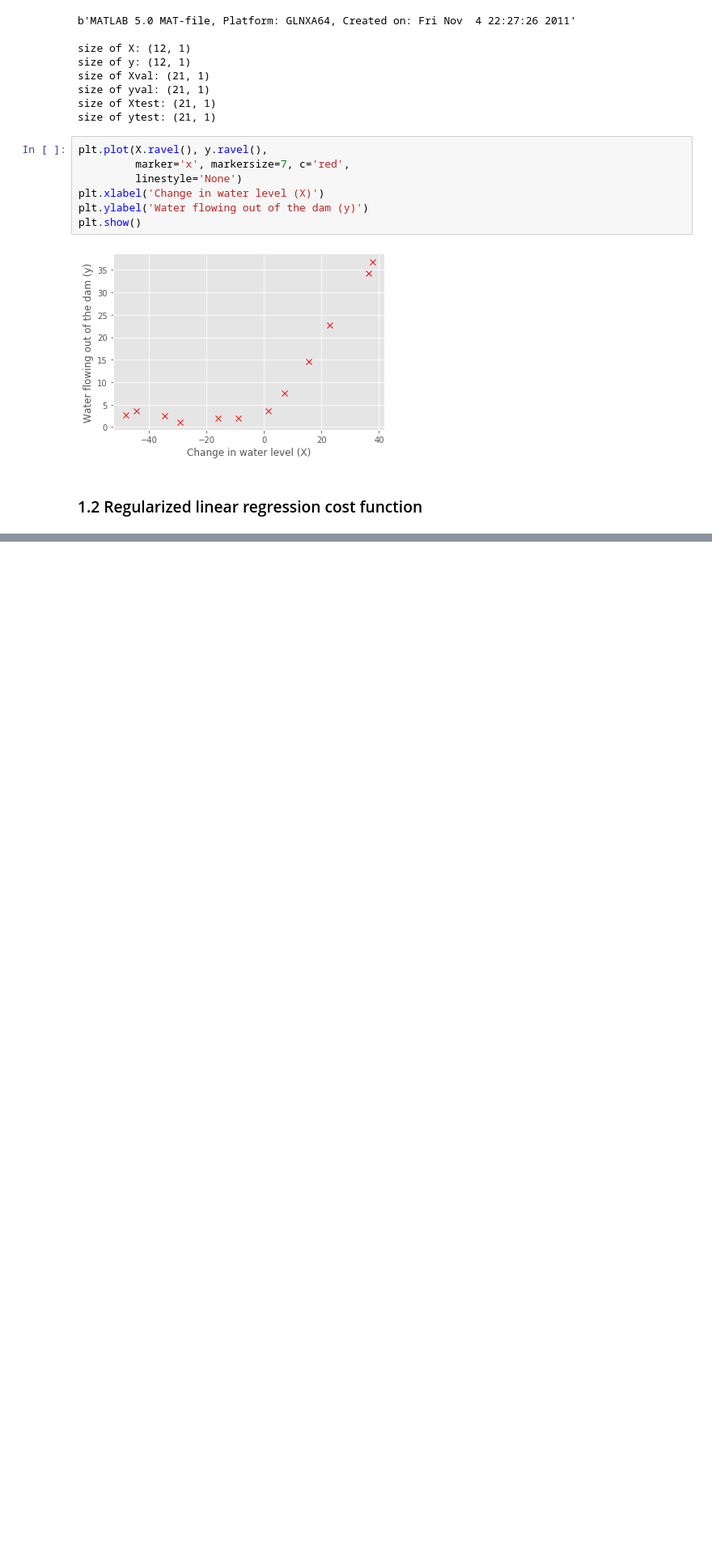
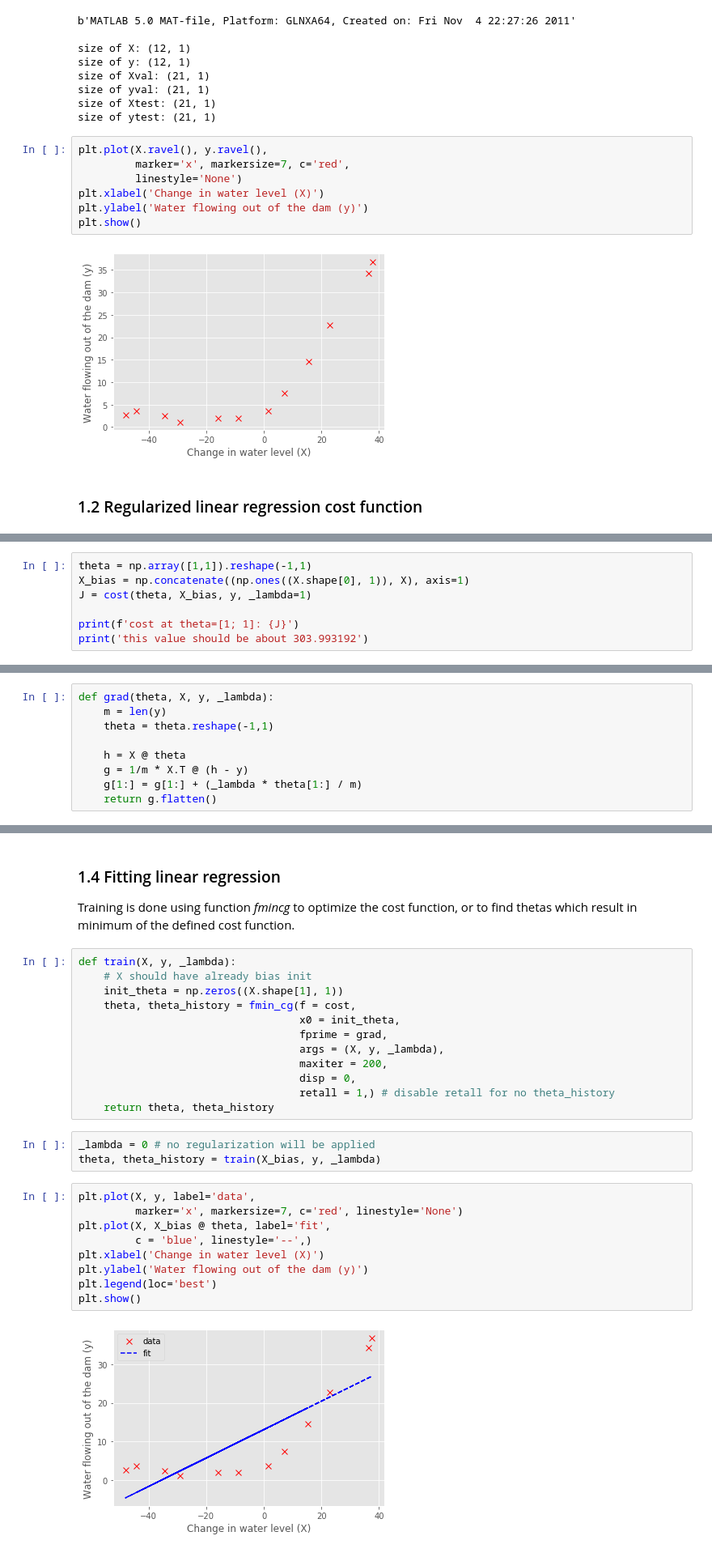
Before and after one commit to akapet00/andrew-ng-coursera-ml, a Jupyter notebook: ex5-regularized-linear-regression-and-bias-vs-variance/ex5.ipynb, the cells around one changed output, grey strips where cells are left out. Shown at 81% size. Saved outputs shown, nothing was run; the diff lists cells and outputs as text; blank space fills up the shorter version.

Commit message:
finished but polynomail plots are invalid

```diff
--- a/ex5-regularized-linear-regression-and-bias-vs-variance/ex5.ipynb
+++ b/ex5-regularized-linear-regression-and-bias-vs-variance/ex5.ipynb
@@ -55,0 +69,7 @@ plt.show()
+# %%
+theta = np.array([1,1]).reshape(-1,1)
+X_bias = np.concatenate((np.ones((X.shape[0], 1)), X), axis=1)
+J = cost(theta, X_bias, y, _lambda=1)
+
+print(f'cost at theta=[1; 1]: {J}')
+print('this value should be about 303.993192')
@@ -55,0 +91,9 @@ plt.show()
+# %%
+def grad(theta, X, y, _lambda):
+    m = len(y)
+    theta = theta.reshape(-1,1)
+
+    h = X @ theta
+    g = 1/m * X.T @ (h - y)
+    g[1:] = g[1:] + (_lambda * theta[1:] / m)
+    return g.flatten()
@@ -55,0 +108,30 @@ plt.show()
+# %% [markdown]
+### 1.4 Fitting linear regression
+
+Training is done using function *fmincg* to optimize the cost function, or to find thetas which result in minimum of the defined cost function.
+# %%
+def train(X, y, _lambda):
+    # X should have already bias init
+    init_theta = np.zeros((X.shape[1], 1))
+    theta, theta_history = fmin_cg(f = cost,
+                                   x0 = init_theta,
+                                   fprime = grad,
+                                   args = (X, y, _lambda),
+                                   maxiter = 200,
+                                   disp = 0,
+                                   retall = 1,) # disable retall for no theta_history
+    return theta, theta_history
+# %%
+_lambda = 0 # no regularization will be applied
+theta, theta_history = train(X_bias, y, _lambda)
+# %%
+plt.plot(X, y, label='data',
+         marker='x', markersize=7, c='red', linestyle='None')
+plt.plot(X, X_bias @ theta, label='fit',
+         c = 'blue', linestyle='--',)
+plt.xlabel('Change in water level (X)')
+plt.ylabel('Water flowing out of the dam (y)')
+plt.legend(loc='best')
+plt.show()
+# %% [output]
+[figure, added]
```
Also changed, not shown: parts of 24 cells of this notebook.
